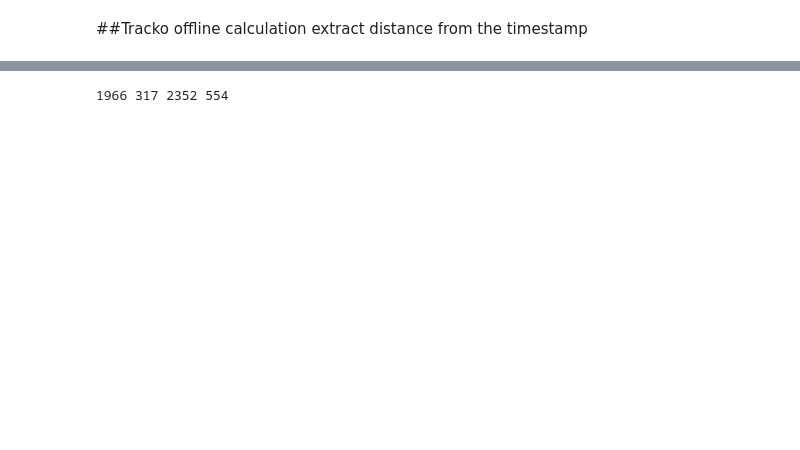
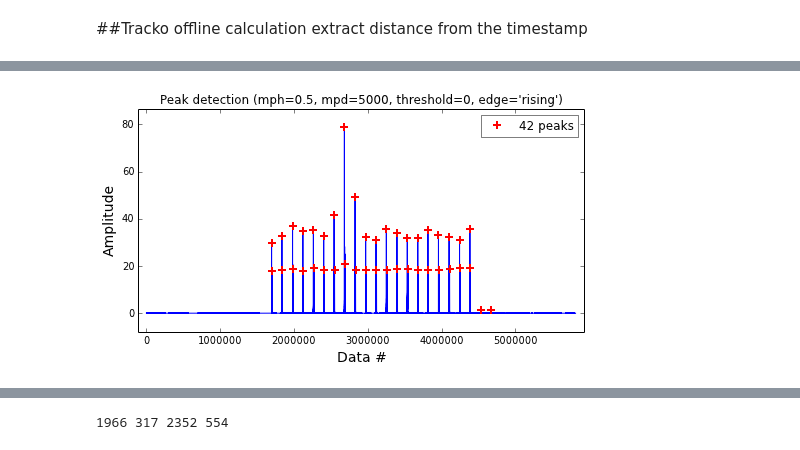
Before and after one commit to haojian/python_notebooks, a Jupyter notebook: TrackoOffline.ipynb, the cells around one changed output, grey strips where cells are left out. Saved outputs shown, nothing was run; the diff lists cells and outputs as text; code cells hidden in the pictures; blank space fills up the shorter version.

```diff
--- a/TrackoOffline.ipynb
+++ b/TrackoOffline.ipynb
@@ -257,0 +669,4 @@ print (len(dev2_right))
+# %%
+rightpeaks1 = detect_peaks(dev1_right, mph = 0.5, mpd = 5000,  show=True)
+# %% [output]
+[figure, added]
```
Also changed, not shown: parts of 22 cells of this notebook.
